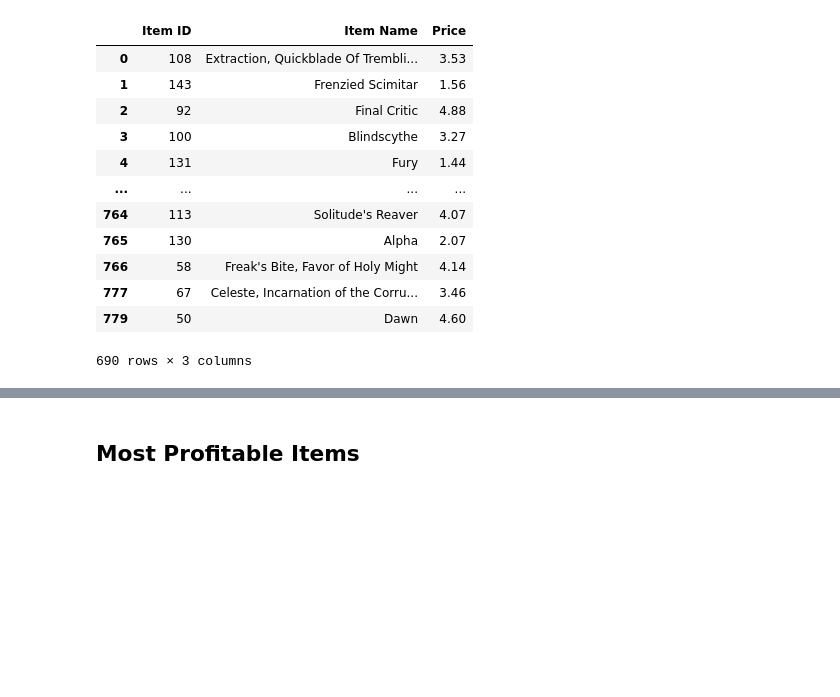
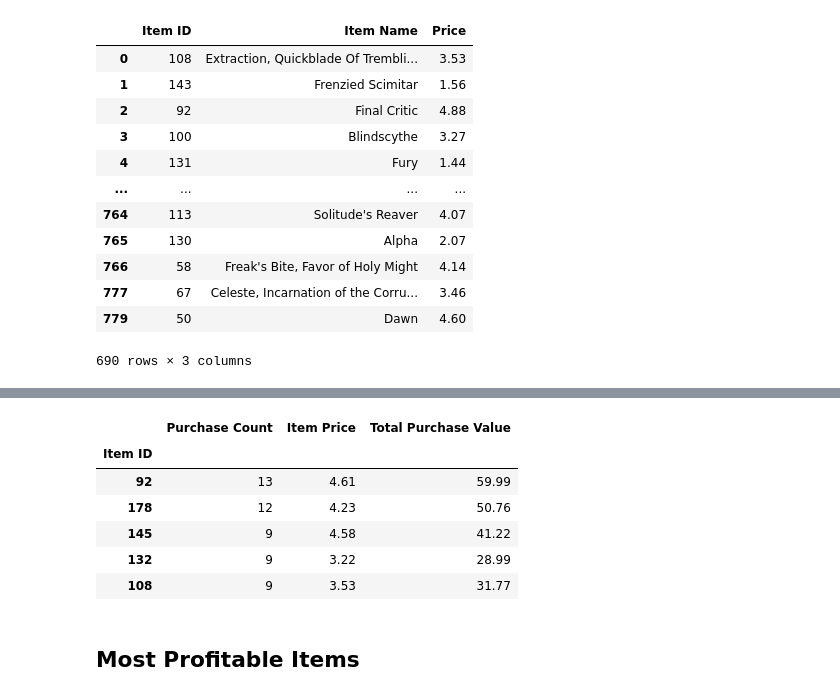
Before and after one commit to dmayo0317/pandas-challenge, a Jupyter notebook: HeroesOfPymoli/HeroesOfPymoli_starter.ipynb, the cells around one changed output, grey strips where cells are left out. Saved outputs shown, nothing was run; the diff lists cells and outputs as text; code cells hidden in the pictures; blank space fills up the shorter version.

```diff
--- a/HeroesOfPymoli/HeroesOfPymoli_starter.ipynb
+++ b/HeroesOfPymoli/HeroesOfPymoli_starter.ipynb
@@ -782,3 +842,15 @@ popular_av
+# %%
+#We need to srot the data and only get the top 5
+sort_summary6_df = summary6_df.sort_values(["Purchase Count"], ascending=False).head()
+sort_summary6_df
+# %% [output]
+|  | Purchase Count | Item Price | Total Purchase Value |
+| Item ID |  |  |  |
+| 92 | 13 | 4.61 | 59.99 |
+| 178 | 12 | 4.23 | 50.76 |
+| 145 | 9 | 4.58 | 41.22 |
+| 132 | 9 | 3.22 | 28.99 |
+| 108 | 9 | 3.53 | 31.77 |
 # %% [markdown]
 ## Most Profitable Items
 # %% [markdown]
```
Also changed, not shown: parts of 6 cells of this notebook.
